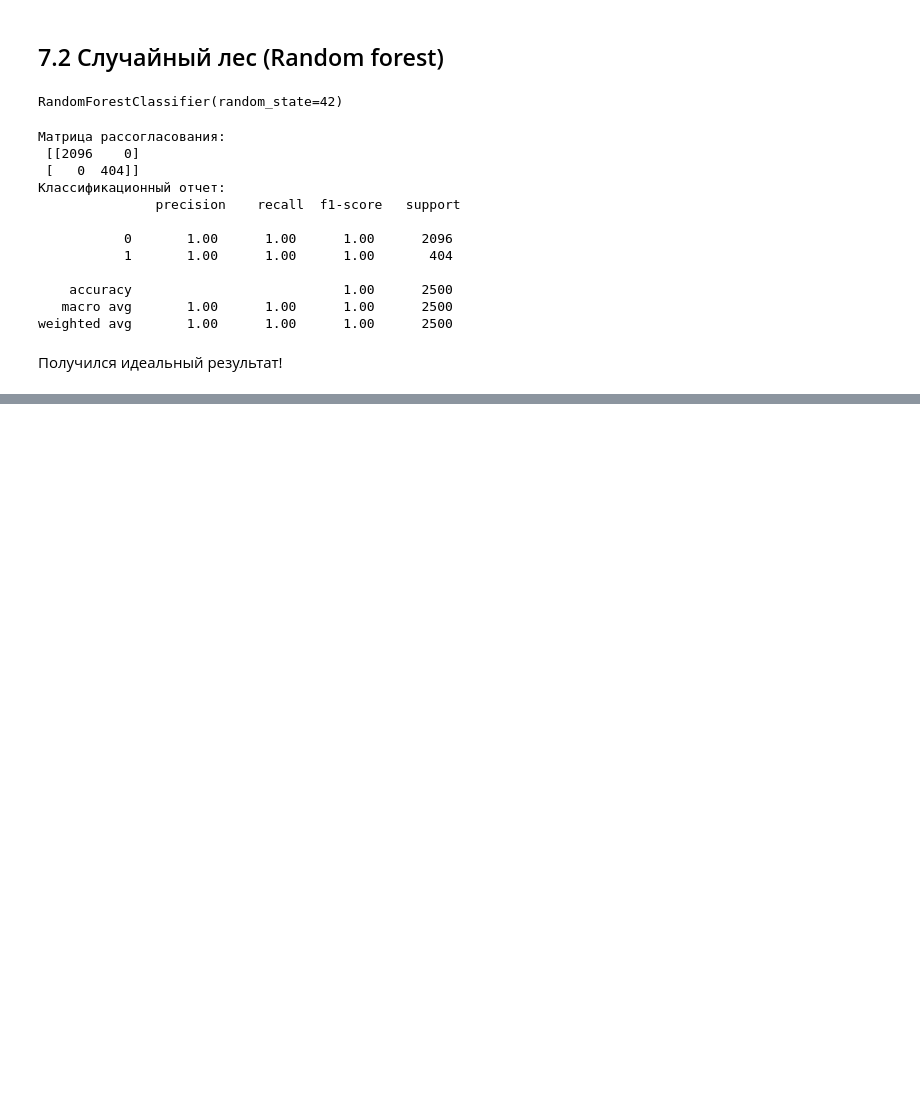
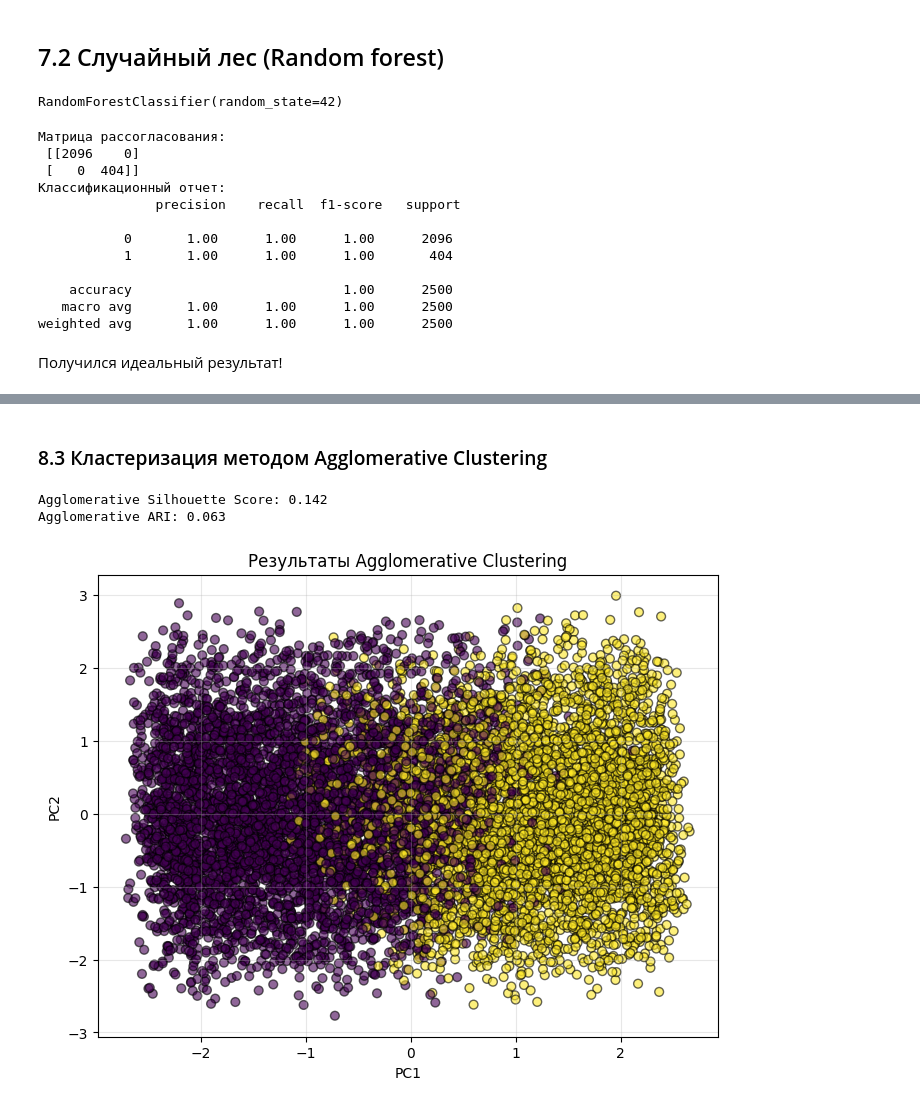
Before and after one commit to Uzema/ML, a Jupyter notebook: CollegePlacement_ml.ipynb, the cells around one changed output, grey strips where cells are left out. Drawn from its saved outputs; the diff is of its cells as text; code cells hidden in the pictures; blank space fills up the shorter version.

```diff
--- a/CollegePlacement_ml.ipynb
+++ b/CollegePlacement_ml.ipynb
@@ -443,0 +524,16 @@ weighted avg       1.00      1.00      1.00      2500
+# %% [markdown]
+### 8.3 Кластеризация методом Agglomerative Clustering
+# %%
+agg_clustering = AgglomerativeClustering(n_clusters=2)
+agg_labels = agg_clustering.fit_predict(X_clustering_scaled)
+
+sil_agg = silhouette_score(X_clustering_scaled, agg_labels)
+ari_agg = adjusted_rand_score(y_true_labels, agg_labels)
+
+print(f"\nAgglomerative Silhouette Score: {sil_agg:.3f}")
+print(f"Agglomerative ARI: {ari_agg:.3f}")
+plot_clusters(agg_labels, 'Результаты Agglomerative Clustering')
+# %% [output]
+Agglomerative Silhouette Score: 0.142
+Agglomerative ARI: 0.063
+[figure, added]
```
Also changed, not shown: parts of 12 cells of this notebook.
